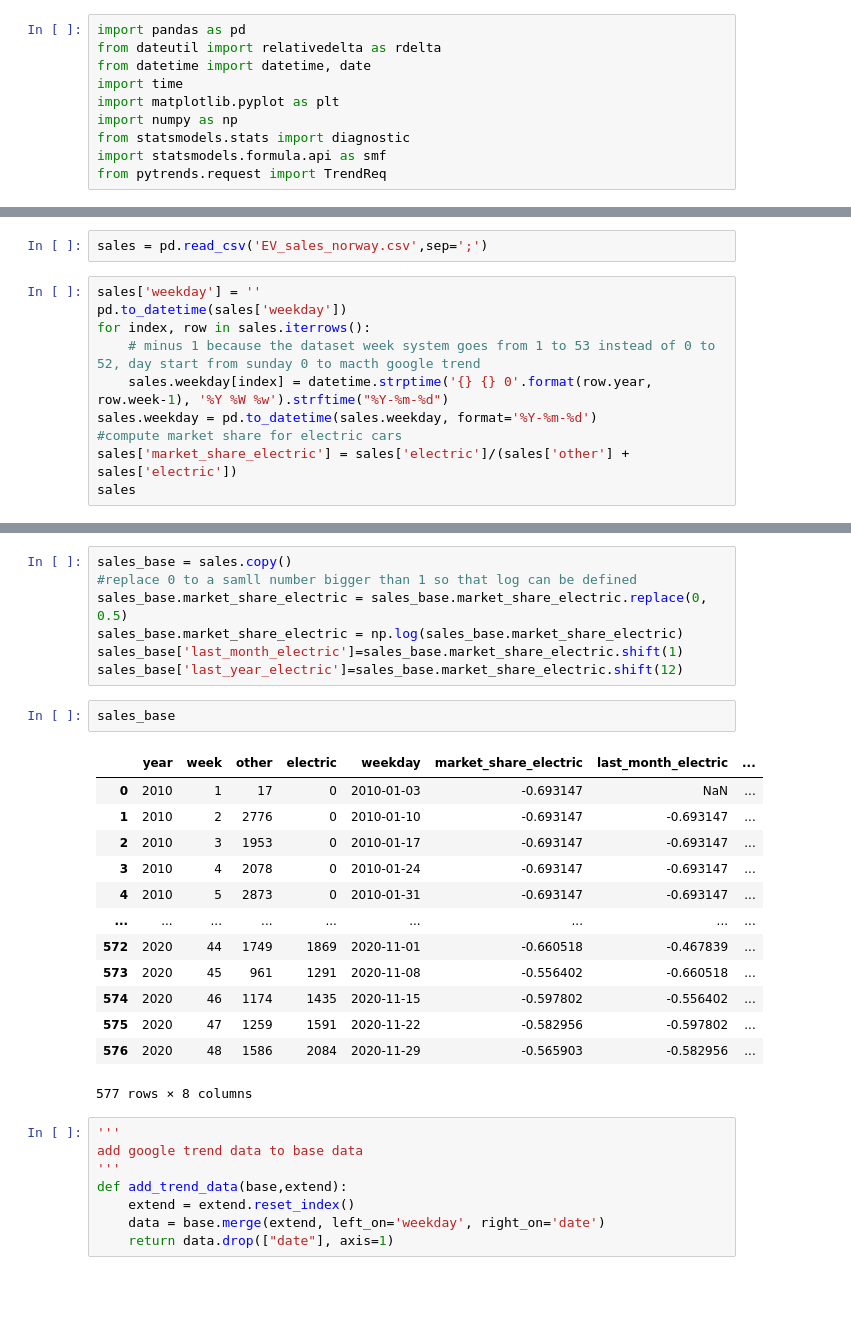
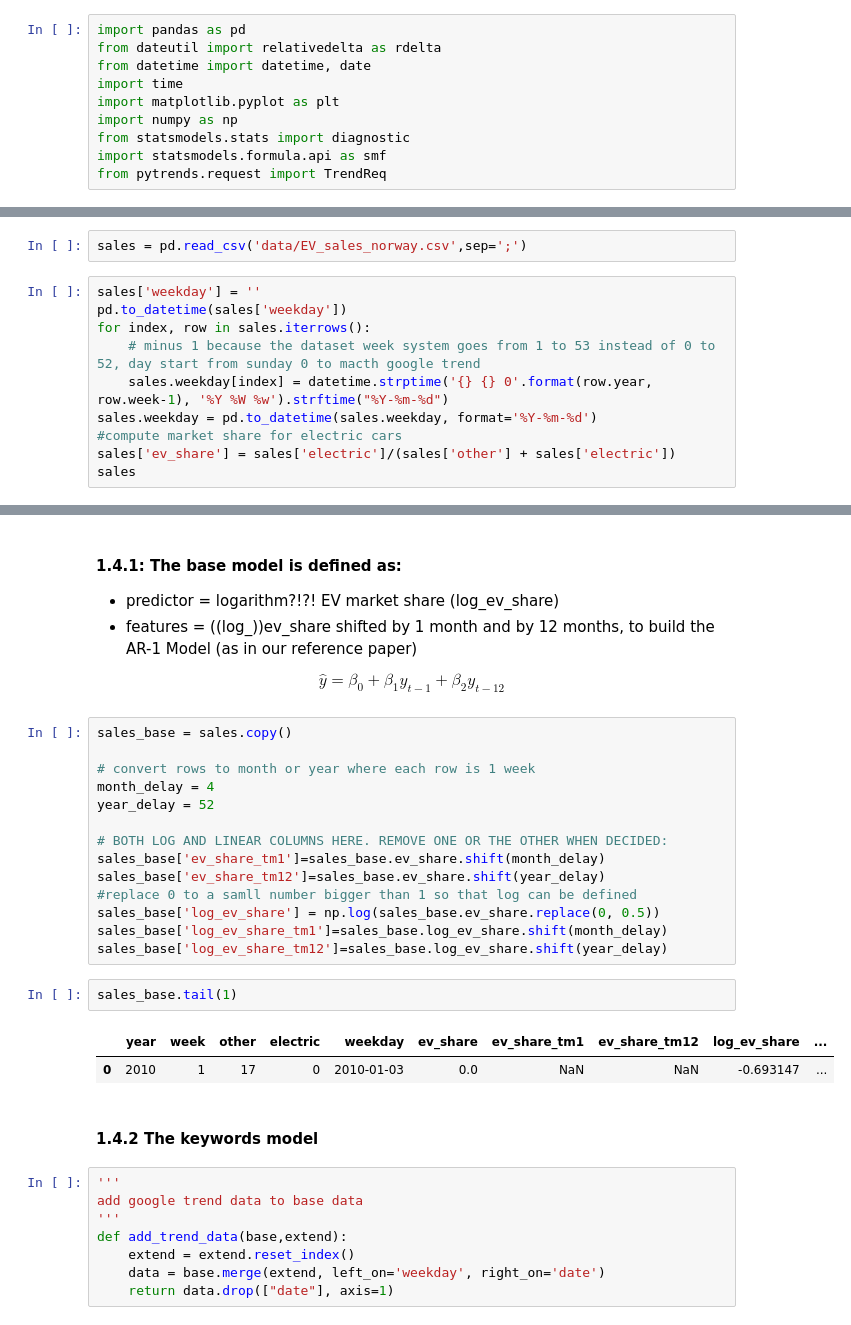
Before and after one commit to dust629/ada2020_teamwork, a Jupyter notebook: P4/Norway_EV_sales.ipynb, the cells around one changed output, grey strips where cells are left out. Cells and saved outputs as stored; diff of their text form; blank space fills up the shorter version.

```diff
--- a/P4/Norway_EV_sales.ipynb
+++ b/P4/Norway_EV_sales.ipynb
@@ -85,5 +81,5 @@ from pytrends.request import TrendReq
 # %%
-sales = pd.read_csv('EV_sales_norway.csv',sep=';')
+sales = pd.read_csv('data/EV_sales_norway.csv',sep=';')
 # %%
 sales['weekday'] = ''
 pd.to_datetime(sales['weekday'])
@@ -92,6 +88,6 @@ for index, row in sales.iterrows():
     sales.weekday[index] = datetime.strptime('{} {} 0'.format(row.year, row.week-1), '%Y %W %w').strftime("%Y-%m-%d")
 sales.weekday = pd.to_datetime(sales.weekday, format='%Y-%m-%d')
 #compute market share for electric cars
-sales['market_share_electric'] = sales['electric']/(sales['other'] + sales['electric'])
+sales['ev_share'] = sales['electric']/(sales['other'] + sales['electric'])
 sales
 # %% [output]
@@ -274,26 +274,30 @@ dates_env = {"Paris agreement anouncement":"2015-01-04",
+# %% [markdown]
+#### 1.4.1: The base model is defined as:
+- predictor = logarithm?!?! EV market share (log_ev_share)
+- features = ((log_))ev_share shifted by 1 month and by 12 months, to build the AR-1 Model (as in our reference paper)
+
+$$\hat{y}= \beta_0 + \beta_1y_{t-1} + \beta_2y_{t-12}$$
 # %%
 sales_base = sales.copy()
+
+# convert rows to month or year where each row is 1 week
+month_delay = 4
+year_delay = 52
+
+# BOTH LOG AND LINEAR COLUMNS HERE. REMOVE ONE OR THE OTHER WHEN DECIDED:
+sales_base['ev_share_tm1']=sales_base.ev_share.shift(month_delay)
+sales_base['ev_share_tm12']=sales_base.ev_share.shift(year_delay)
 #replace 0 to a samll number bigger than 1 so that log can be defined
-sales_base.market_share_electric = sales_base.market_share_electric.replace(0, 0.5)
-sales_base.market_share_electric = np.log(sales_base.market_share_electric)
-sales_base['last_month_electric']=sales_base.market_share_electric.shift(1)
-sales_base['last_year_electric']=sales_base.market_share_electric.shift(12)
+sales_base['log_ev_share'] = np.log(sales_base.ev_share.replace(0, 0.5))
+sales_base['log_ev_share_tm1']=sales_base.log_ev_share.shift(month_delay)
+sales_base['log_ev_share_tm12']=sales_base.log_ev_share.shift(year_delay)
 # %%
-sales_base
+sales_base.tail(1)
 # %% [output]
-|  | year | week | other | electric | weekday | market_share_electric | last_month_electric | ... |
-| 0 | 2010 | 1 | 17 | 0 | 2010-01-03 | -0.693147 | NaN | ... |
-| 1 | 2010 | 2 | 2776 | 0 | 2010-01-10 | -0.693147 | -0.693147 | ... |
-| 2 | 2010 | 3 | 1953 | 0 | 2010-01-17 | -0.693147 | -0.693147 | ... |
-| 3 | 2010 | 4 | 2078 | 0 | 2010-01-24 | -0.693147 | -0.693147 | ... |
-| 4 | 2010 | 5 | 2873 | 0 | 2010-01-31 | -0.693147 | -0.693147 | ... |
-| ... | ... | ... | ... | ... | ... | ... | ... | ... |
-| 572 | 2020 | 44 | 1749 | 1869 | 2020-11-01 | -0.660518 | -0.467839 | ... |
-| 573 | 2020 | 45 | 961 | 1291 | 2020-11-08 | -0.556402 | -0.660518 | ... |
-| 574 | 2020 | 46 | 1174 | 1435 | 2020-11-15 | -0.597802 | -0.556402 | ... |
-| 575 | 2020 | 47 | 1259 | 1591 | 2020-11-22 | -0.582956 | -0.597802 | ... |
-| 576 | 2020 | 48 | 1586 | 2084 | 2020-11-29 | -0.565903 | -0.582956 | ... |
+|  | year | week | other | electric | weekday | ev_share | ev_share_tm1 | ev_share_tm12 | log_ev_share | ... |
+| 0 | 2010 | 1 | 17 | 0 | 2010-01-03 | 0.0 | NaN | NaN | -0.693147 | ... |
-577 rows × 8 columns
+# %% [markdown]
+#### 1.4.2 The keywords model
 # %%
 '''
 add google trend data to base data
```
Also changed, not shown: parts of 66 cells of this notebook.
